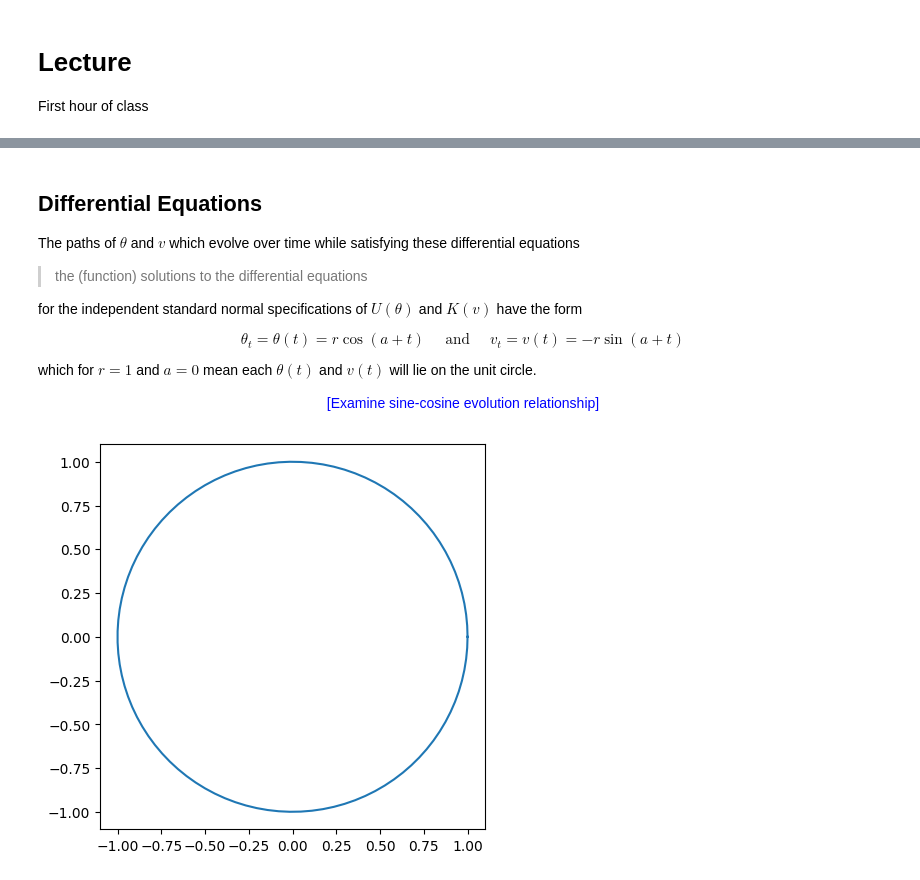
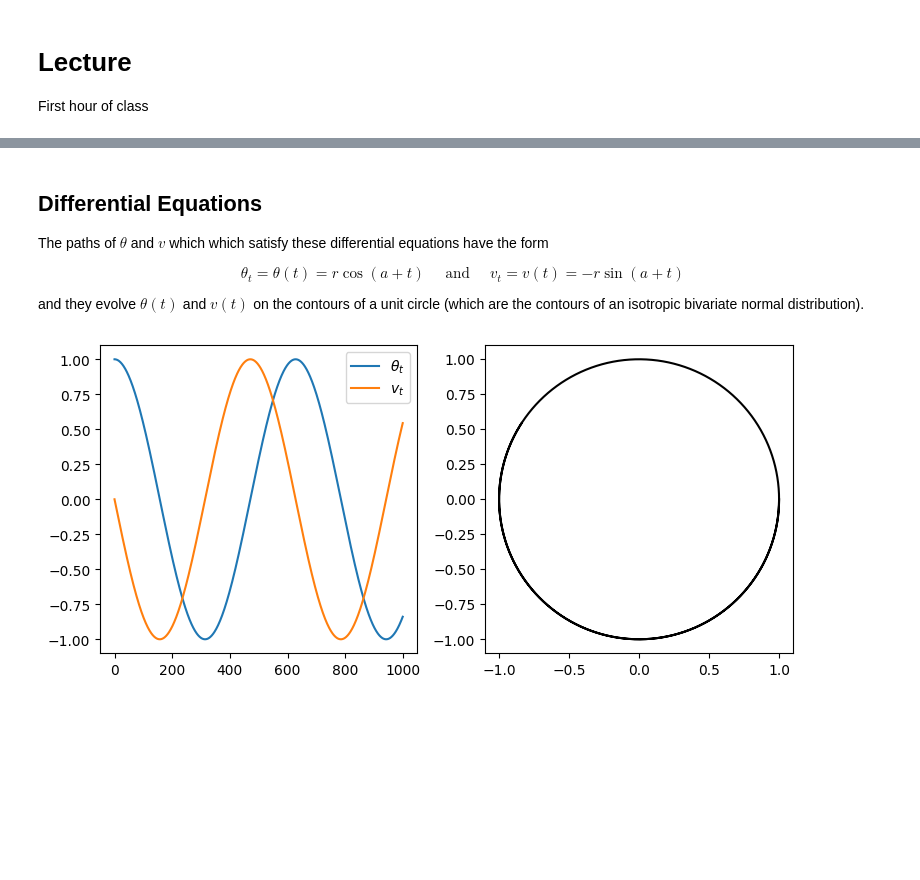
Before and after one commit to pointOfive/STA410_tenfouroverandout, a Jupyter notebook: STA410_Week4_Pre_Lecture_Reading_Etc.ipynb, the cells around one changed output, grey strips where cells are left out. Saved outputs shown, nothing was run; the diff lists cells and outputs as text; code cells hidden in the pictures; blank space fills up the shorter version.

```diff
--- a/STA410_Week4_Pre_Lecture_Reading_Etc.ipynb
+++ b/STA410_Week4_Pre_Lecture_Reading_Etc.ipynb
@@ -385,22 +395,26 @@ which ensures that changes in $\theta$ and $v$ over time $t$ are equal and oppos
 # %% [markdown]
 ## Differential Equations
 
+The paths of $\theta$ and $v$ which which satisfy these differential equations have the form
 
-The paths of $\theta$ and $v$ which evolve over time while satisfying these differential equations
-> the (function) solutions to the differential equations
+$$ \theta_t = \theta(t) = r \cos(a + t) \quad \text{ and } \quad v_t = v(t) = -r \sin(a + t)$$
 
-for the independent standard normal specifications of $U(\theta)$ and $K(v)$ have the form
-
-$$ \theta_t = \theta(t) = r \cos(a + t) \quad \text{ and } \quad v_t = v(t) = -r \sin(a + t) $$
-
-which for $r=1$ and $a=0$ mean each $\theta(t)$ and $v(t)$ will lie on the unit circle.
-
-<center><font style="color:blue">[Examine sine-cosine evolution relationship]</font></center>
+and they evolve $\theta(t)$ and $v(t)$ on the contours of a unit circle (which are the contours of an isotropic bivariate normal distribution).
-# %%
-fig, ax = plt.subplots(nrows=1, ncols=1, figsize=(5,5)); t = np.linspace(0,2*np.pi, 100)
-ax.plot(np.cos(t), -np.sin(t)); ax.set_aspect('equal', adjustable='box')
-# %% [output]
-[figure, removed]
+# %%
+# for example
+r,a = 1,0
+t = np.linspace(0,10,1000)
+
+fig, ax = plt.subplots(nrows=1, ncols=2, figsize=(9,4));
+
+ax[0].plot(r*np.cos(a+t), label='$\\theta_t$')
+ax[0].plot(-r*np.sin(a+t), label='$v_t$')
+ax[0].legend()
+
+ax[1].plot(np.cos(t), -np.sin(t), 'k')
+ax[1].set_aspect('equal', adjustable='box')
+# %% [output]
+[figure, added]
 # %% [markdown]
 ## Symplectic Integration<br>(discretely approximated differential equations)
 
```
Also changed, not shown: parts of 12 cells of this notebook.
